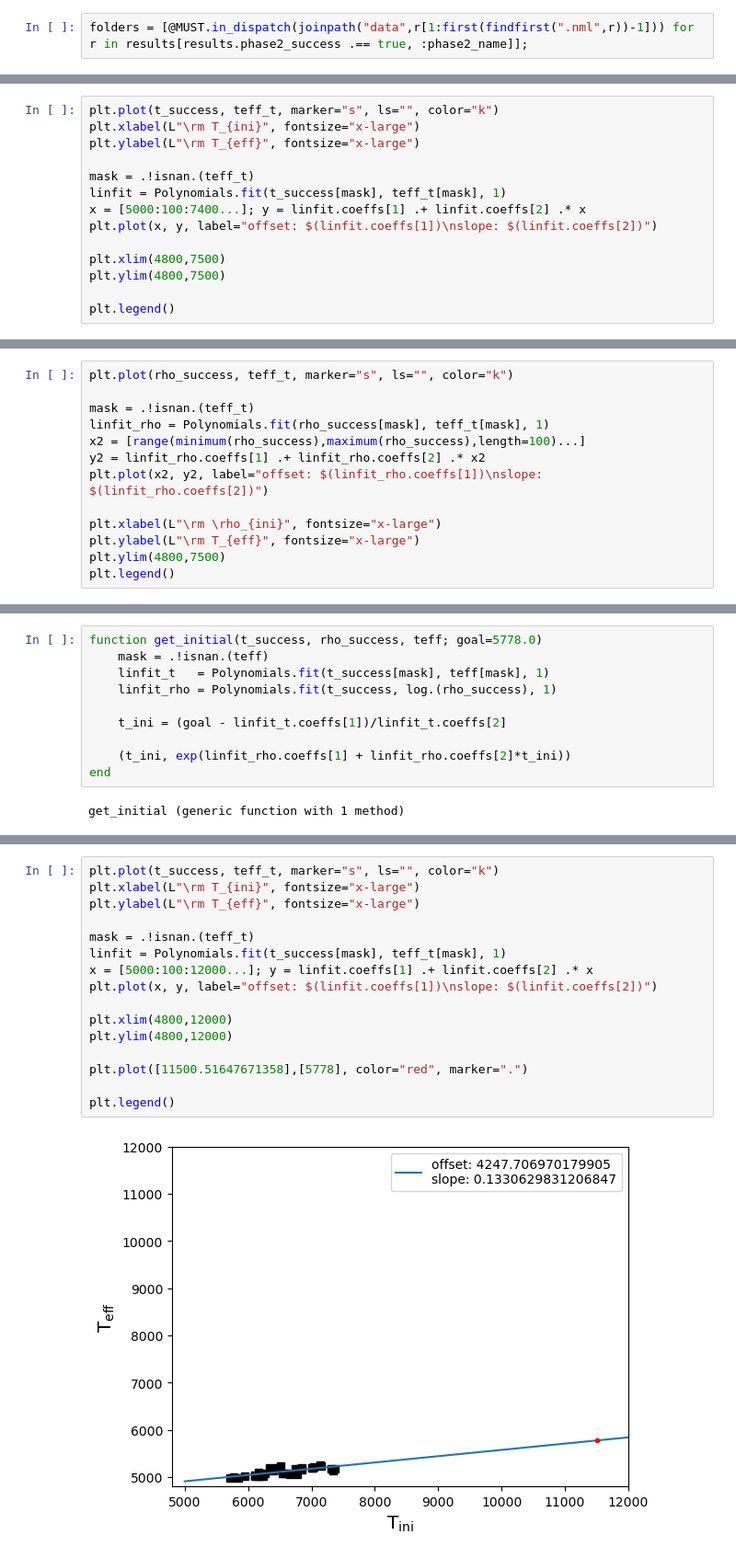
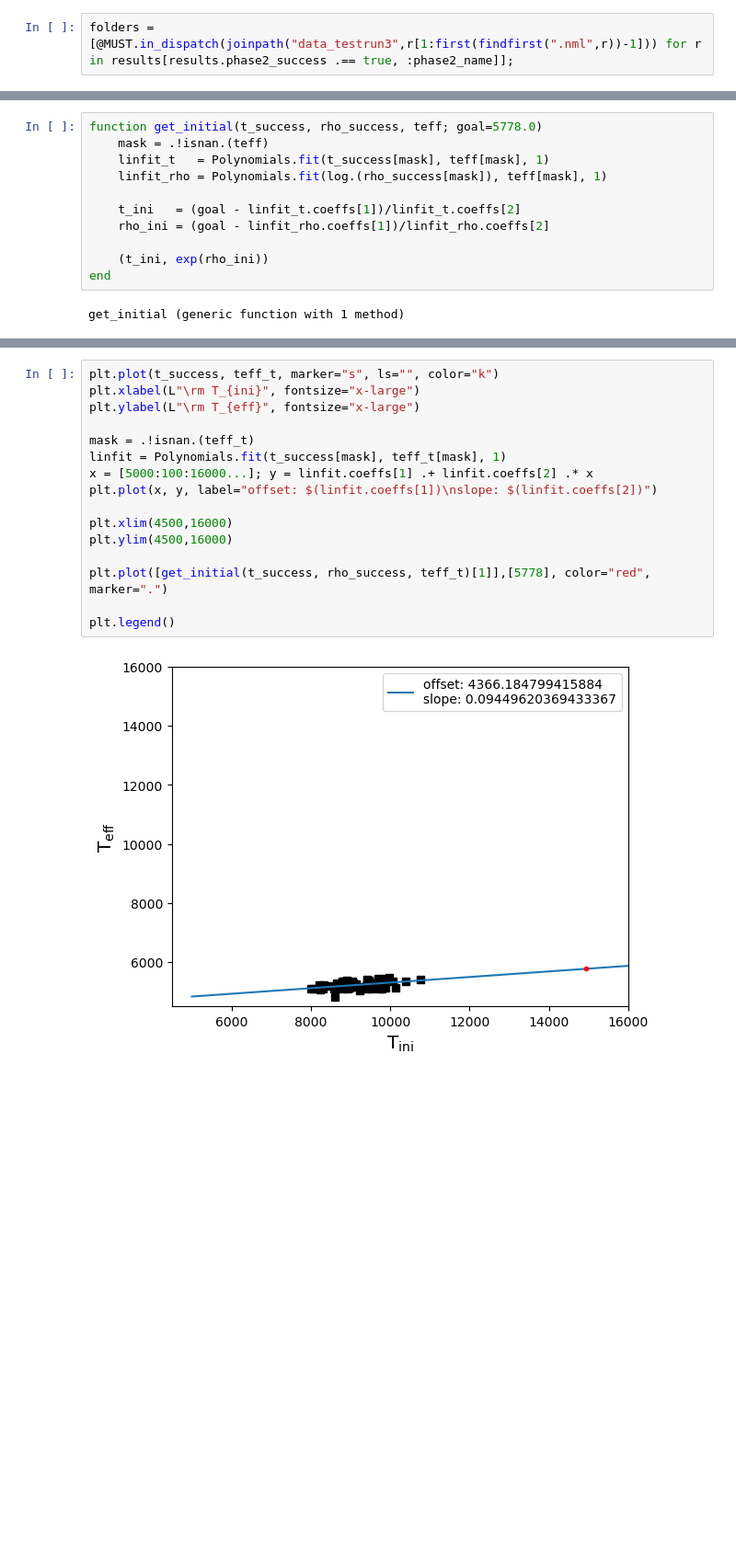
Before and after one commit to pe1995/MUST.jl, a Jupyter notebook: examples/running_dispatch/Valid_T_rho_comb.ipynb, the cells around one changed output, grey strips where cells are left out. Shown: that part at 92% size. Drawn from its saved outputs; the diff is of its cells as text; blank space fills up the shorter version.

```diff
--- a/examples/running_dispatch/Valid_T_rho_comb.ipynb
+++ b/examples/running_dispatch/Valid_T_rho_comb.ipynb
@@ -74,7 +82,7 @@ end
 # %% [output]
 get_teff (generic function with 1 method)
 # %%
-folders = [@MUST.in_dispatch(joinpath("data",r[1:first(findfirst(".nml",r))-1])) for r in results[results.phase2_success .== true, :phase2_name]];
+folders = [@MUST.in_dispatch(joinpath("data_testrun3",r[1:first(findfirst(".nml",r))-1])) for r in results[results.phase2_success .== true, :phase2_name]];
 # %%
 teff = [get_teff(f) for f in folders];
 # %% [output]
@@ -125,14 +131,0 @@ cbar.set_label(L"\rm T_{eff}", fontsize="x-large")
-# %%
-plt.plot(t_success, teff_t, marker="s", ls="", color="k")
-plt.xlabel(L"\rm T_{ini}", fontsize="x-large")
-plt.ylabel(L"\rm T_{eff}", fontsize="x-large")
-
-mask = .!isnan.(teff_t)
-linfit = Polynomials.fit(t_success[mask], teff_t[mask], 1)
-x = [5000:100:7400...]; y = linfit.coeffs[1] .+ linfit.coeffs[2] .* x
-plt.plot(x, y, label="offset: $(linfit.coeffs[1])\nslope: $(linfit.coeffs[2])")
-
-plt.xlim(4800,7500)
-plt.ylim(4800,7500)
-
-plt.legend()
@@ -142,13 +131,0 @@ PyObject <matplotlib.legend.Legend object at 0x...>
-# %%
-plt.plot(rho_success, teff_t, marker="s", ls="", color="k")
-
-mask = .!isnan.(teff_t)
-linfit_rho = Polynomials.fit(rho_success[mask], teff_t[mask], 1)
-x2 = [range(minimum(rho_success),maximum(rho_success),length=100)...]
-y2 = linfit_rho.coeffs[1] .+ linfit_rho.coeffs[2] .* x2
-plt.plot(x2, y2, label="offset: $(linfit_rho.coeffs[1])\nslope: $(linfit_rho.coeffs[2])")
-
-plt.xlabel(L"\rm \rho_{ini}", fontsize="x-large")
-plt.ylabel(L"\rm T_{eff}", fontsize="x-large")
-plt.ylim(4800,7500)
-plt.legend()
@@ -181,11 +133,12 @@ PyObject <matplotlib.legend.Legend object at 0x...>
 function get_initial(t_success, rho_success, teff; goal=5778.0)
     mask = .!isnan.(teff)
     linfit_t   = Polynomials.fit(t_success[mask], teff[mask], 1)
-    linfit_rho = Polynomials.fit(t_success, log.(rho_success), 1)
+    linfit_rho = Polynomials.fit(log.(rho_success[mask]), teff[mask], 1)
 
-    t_ini = (goal - linfit_t.coeffs[1])/linfit_t.coeffs[2]
+    t_ini   = (goal - linfit_t.coeffs[1])/linfit_t.coeffs[2]
+    rho_ini = (goal - linfit_rho.coeffs[1])/linfit_rho.coeffs[2]
 
-    (t_ini, exp(linfit_rho.coeffs[1] + linfit_rho.coeffs[2]*t_ini))
+    (t_ini, exp(rho_ini))
 end
 # %% [output]
 get_initial (generic function with 1 method)
@@ -196,20 +149,20 @@ get_initial(t_success, rho_success, teff_t)
 # %%
 plt.plot(t_success, teff_t, marker="s", ls="", color="k")
 plt.xlabel(L"\rm T_{ini}", fontsize="x-large")
 plt.ylabel(L"\rm T_{eff}", fontsize="x-large")
 
 mask = .!isnan.(teff_t)
 linfit = Polynomials.fit(t_success[mask], teff_t[mask], 1)
-x = [5000:100:12000...]; y = linfit.coeffs[1] .+ linfit.coeffs[2] .* x
+x = [5000:100:16000...]; y = linfit.coeffs[1] .+ linfit.coeffs[2] .* x
 plt.plot(x, y, label="offset: $(linfit.coeffs[1])\nslope: $(linfit.coeffs[2])")
 
-plt.xlim(4800,12000)
-plt.ylim(4800,12000)
+plt.xlim(4500,16000)
+plt.ylim(4500,16000)
 
-plt.plot([11500.51647671358],[5778], color="red", marker=".")
+plt.plot([get_initial(t_success, rho_success, teff_t)[1]],[5778], color="red", marker=".")
 
 plt.legend()
 # %% [output]
-[figure, old version]
+[figure, new version]
 PyObject <matplotlib.legend.Legend object at 0x...>
 # %%
```
Also changed, not shown: parts of 18 cells of this notebook, 10 other files.
